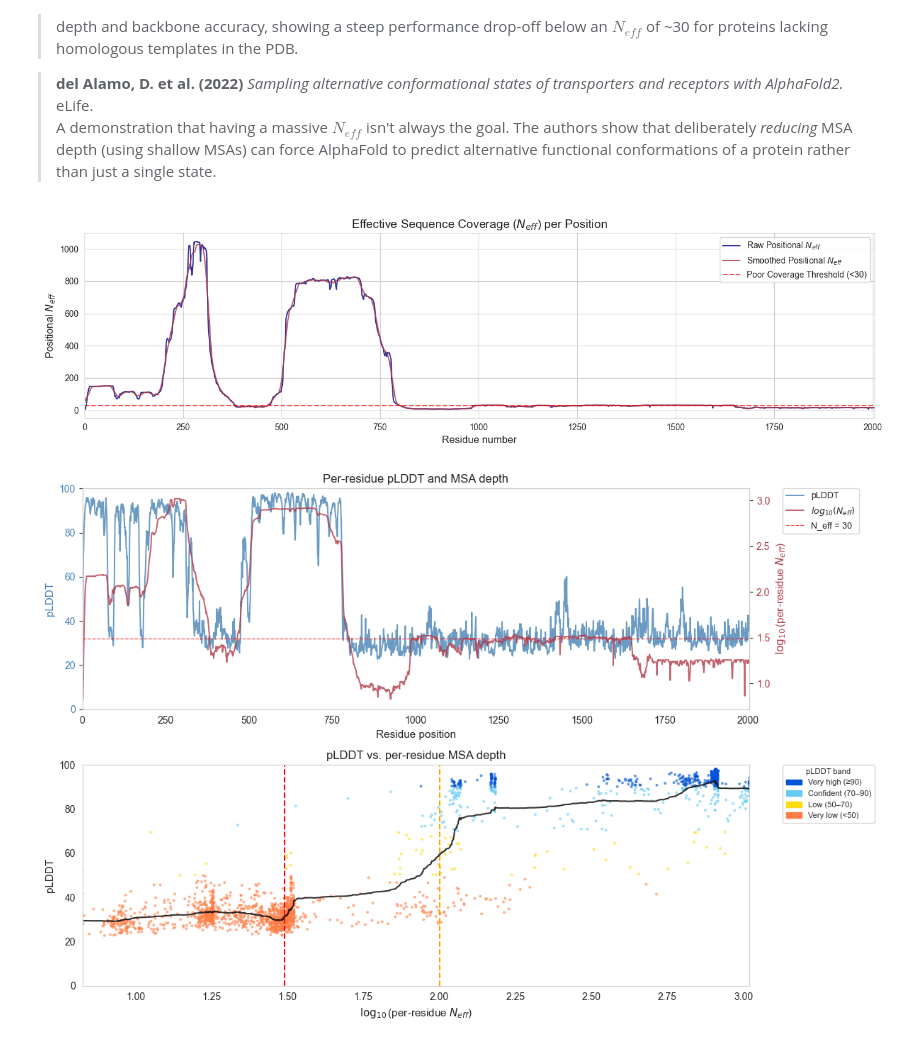
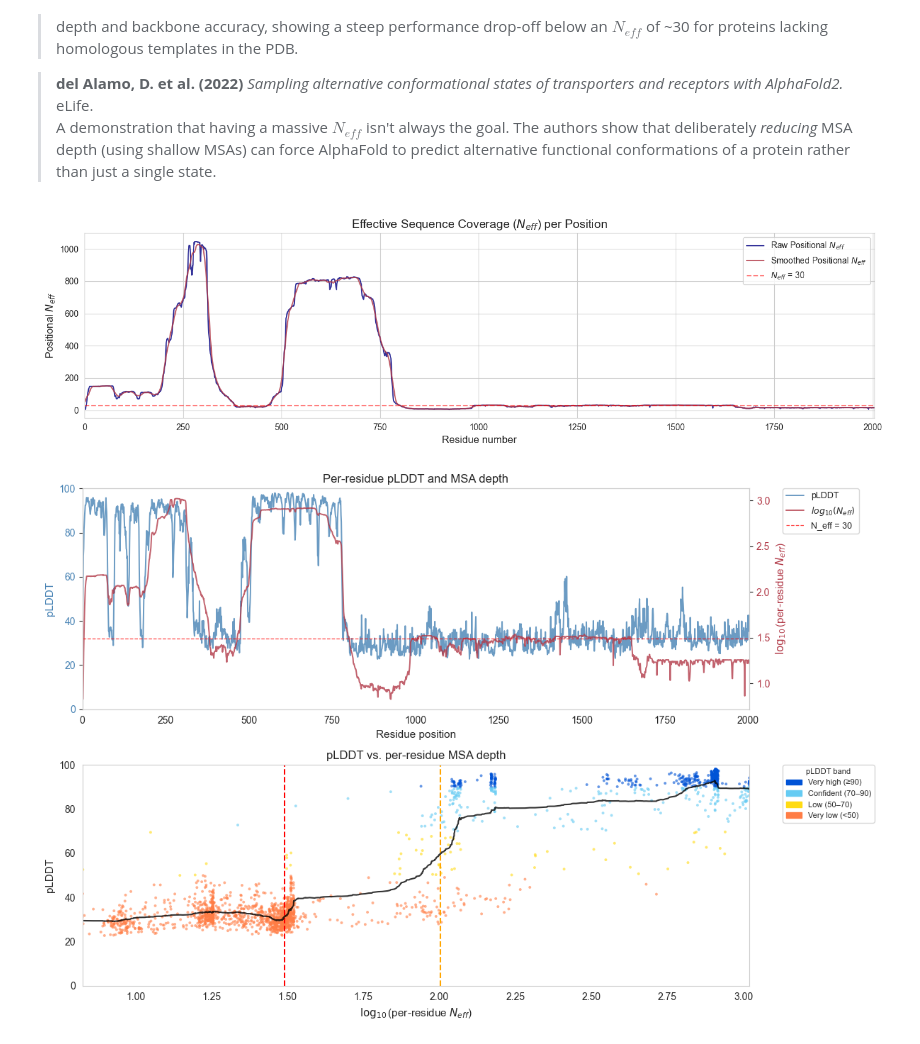
Before and after one commit to paulynamagana/AFDB_notebooks, a Jupyter notebook: afdb_msa_conservation.ipynb, the cells around one changed output. Drawn from its saved outputs; the diff is of its cells as text; code cells hidden in the pictures.

```diff
--- a/afdb_msa_conservation.ipynb
+++ b/afdb_msa_conservation.ipynb
@@ -374,7 +371,7 @@ $N_{eff}$ scales directly with the number of sequences.
 #@title Calculating Neff
 
 #@markdown subsample cap — reduce if Colab times out
-MAX_SEQS = 4000 # @param {"type":"number"}
+MAX_SEQS = 10151 # @param {"type":"number"}
 #  The pairwise identity matrix scales as O(N²). For large MSAs (N > ~4,000) this becomes slow on standard hardware and may
 #  exhaust memory on Google Colab. When the MSA exceeds max_seqs,
 #  a random subsample is drawn instead and the result is flagged
@@ -607,37 +604,37 @@ def nan_aware_smooth(y, window=15):
     valid    = np.isfinite(y).astype(float)
     kernel   = np.ones(window) / window
 
     smoothed_num   = np.convolve(y_filled, kernel, mode='same')
     smoothed_denom = np.convolve(valid,    kernel, mode='same')
 
     with np.errstate(invalid='ignore'):
         result = np.where(smoothed_denom > 0,
                           smoothed_num / smoothed_denom,
                           np.nan)
     return result
 
 
-# Smooth the data for visualization (e.g., using a 20-residue rolling window)
+# Smoothing the data for visualisation
 window_size = 20
 smoothed_neff = nan_aware_smooth(per_pos_neff, window=window_size)
 
 # 3. Plot the result
 fig, ax = plt.subplots(figsize=(14, 4))
 ax.plot(per_pos_neff, alpha=0.8, color="#020081", label='Raw Positional $N_{eff}$')
 ax.plot(smoothed_neff, alpha=0.8, color="#B23A48", label='Smoothed Positional $N_{eff}$')
 
-# Add a horizontal line marking a "low coverage" threshold (e.g., Neff = 30)
-ax.axhline(30, color='red', linestyle='--', alpha=0.7, label='Threshold ($N_{eff}$<30)')
+# Add a horizontal line (e.g., Neff = 30)
+ax.axhline(30, color='red', linestyle='--', alpha=0.5, label='$N_{eff}$ = 30')
 
 ax.set_xlim(0, L)
 ax.set_xlabel('Residue number', fontsize=12)
 ax.set_ylabel('Positional $N_{eff}$', fontsize=12)
 ax.set_title('Effective Sequence Coverage ($N_{eff}$) per Position', fontsize=14)
 ax.legend(loc='upper right')
 plt.tight_layout()
 plt.show()
 # %% [output]
-[figure, old version]
+[figure, new version]
 # %%
 #@markdown Plot $N_{eff}$ with pLDDT and MSA depth agains pLDDT
 fig, axes = plt.subplots(2, 1, figsize=(12, 8))
```
Also changed, not shown: parts of 14 cells of this notebook.
